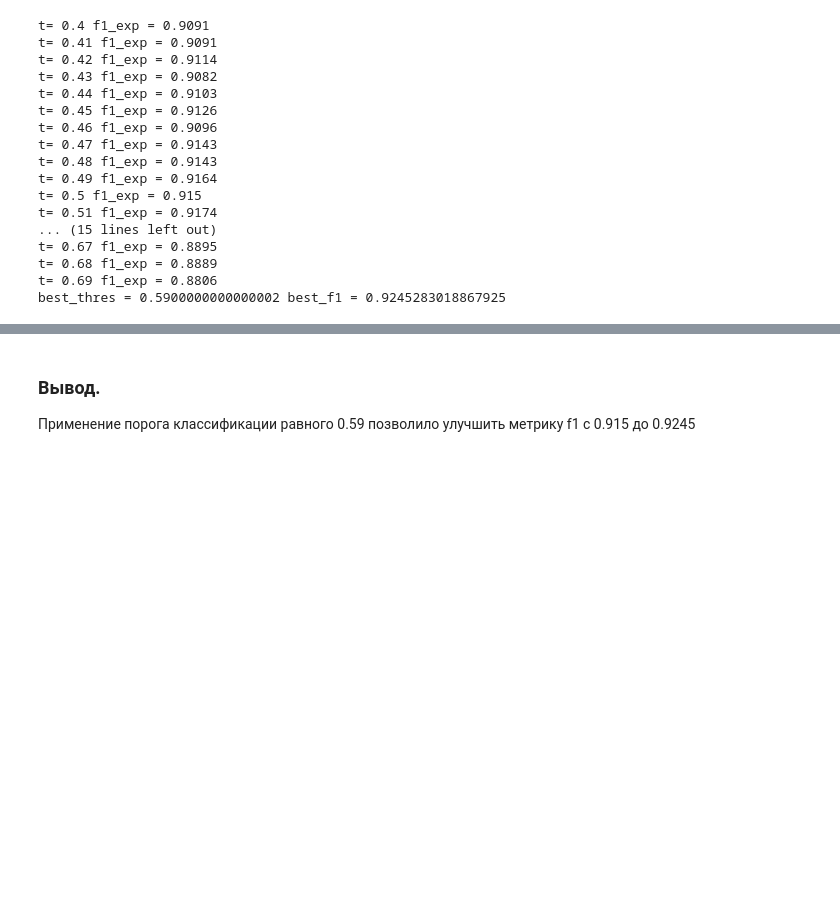
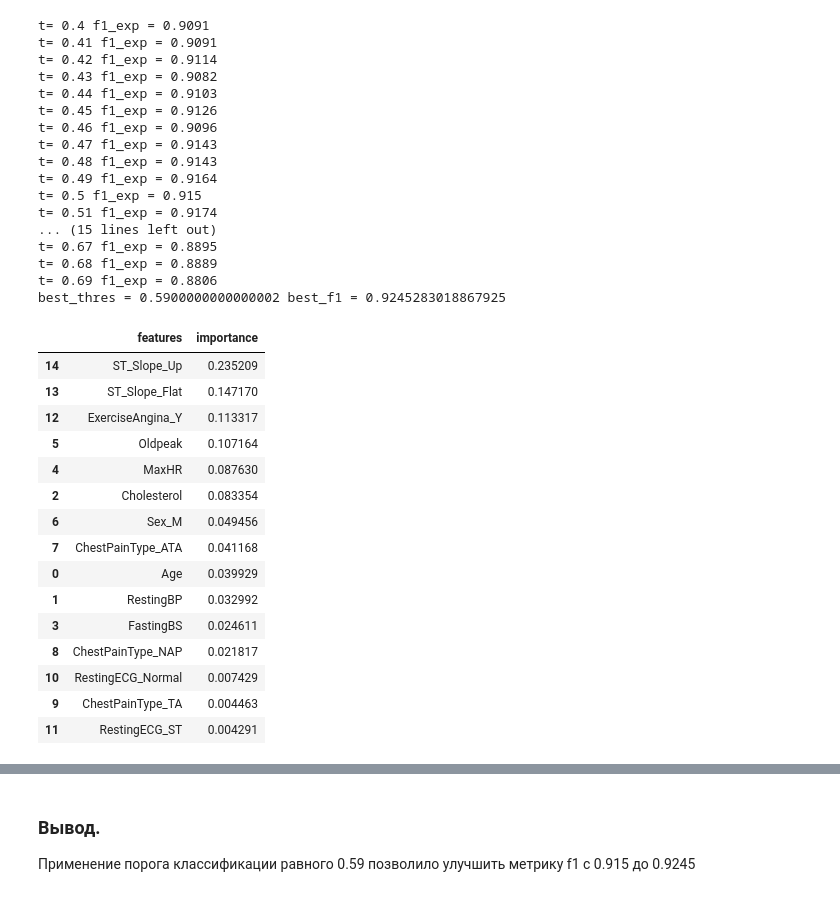
Before and after one commit to dmitrySkachan/heart_disease_clf, a Jupyter notebook: room_2.ipynb, the cells around one changed output, grey strips where cells are left out. Drawn from its saved outputs; the diff is of its cells as text; code cells hidden in the pictures; blank space fills up the shorter version.

```diff
--- a/room_2.ipynb
+++ b/room_2.ipynb
@@ -441,3 +442,29 @@ t= 0.67 f1_exp = 0.8895
 t= 0.68 f1_exp = 0.8889
 t= 0.69 f1_exp = 0.8806
 best_thres = 0.5900000000000002 best_f1 = 0.9245283018867925
+# %%
+# Визуализация лучших признаков.
+f_imp = pd.DataFrame(
+    data={'features': rf_clf.feature_names_in_,
+          'importance': rf_clf.feature_importances_
+         }
+)
+f_imp.sort_values(by='importance', inplace=True, ascending=False)
+f_imp
+# %% [output]
+|  | features | importance |
+| 14 | ST_Slope_Up | 0.235209 |
+| 13 | ST_Slope_Flat | 0.147170 |
+| 12 | ExerciseAngina_Y | 0.113317 |
+| 5 | Oldpeak | 0.107164 |
+| 4 | MaxHR | 0.087630 |
+| 2 | Cholesterol | 0.083354 |
+| 6 | Sex_M | 0.049456 |
+| 7 | ChestPainType_ATA | 0.041168 |
+| 0 | Age | 0.039929 |
+| 1 | RestingBP | 0.032992 |
+| 3 | FastingBS | 0.024611 |
+| 8 | ChestPainType_NAP | 0.021817 |
+| 10 | RestingECG_Normal | 0.007429 |
+| 9 | ChestPainType_TA | 0.004463 |
+| 11 | RestingECG_ST | 0.004291 |
```
Also changed, not shown: parts of 2 cells of this notebook.
